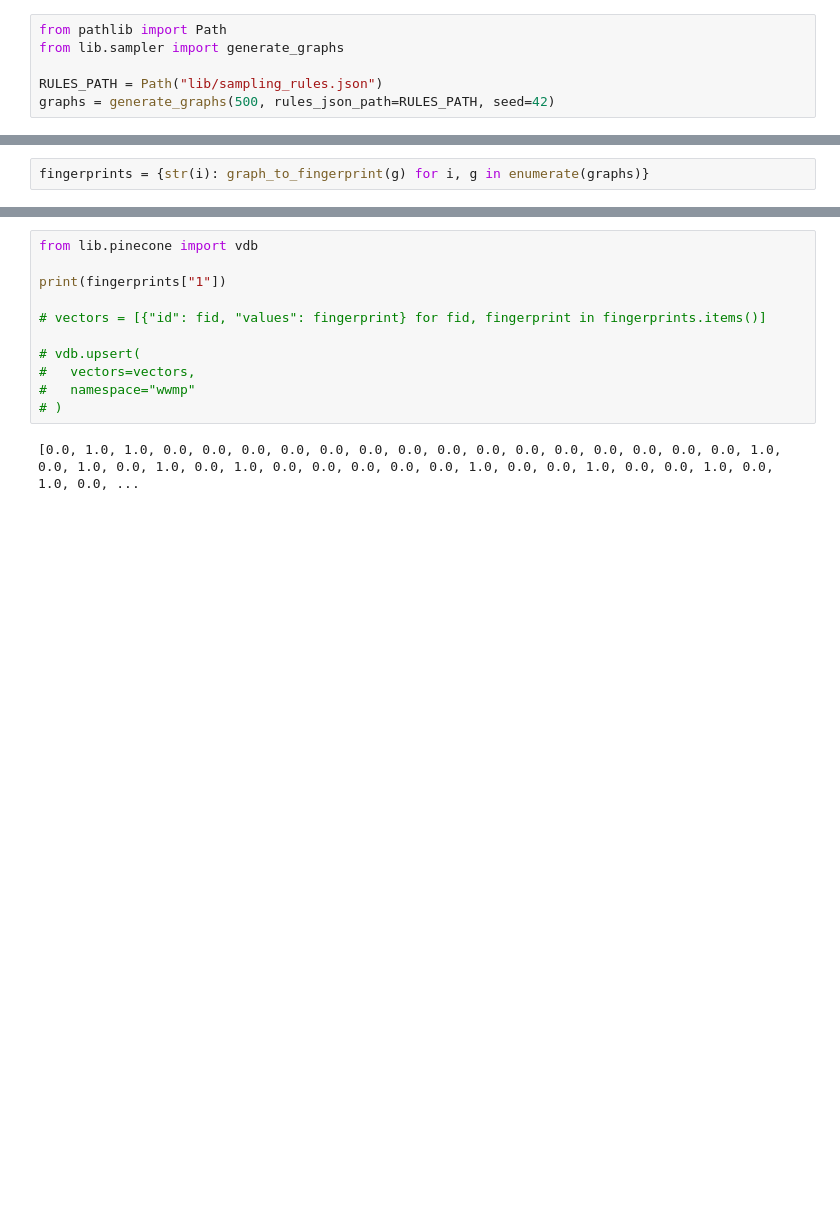
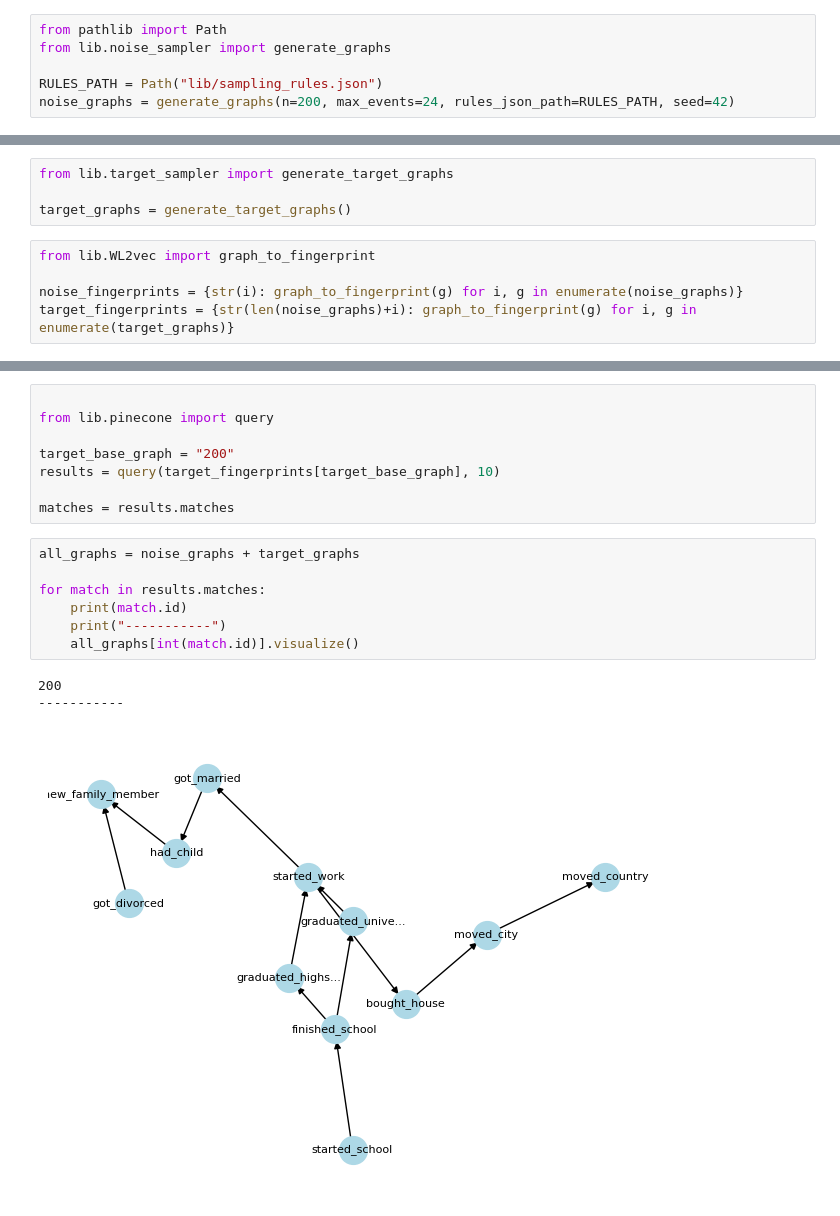
Before and after one commit to sutigit/dag-similarity-search, a Jupyter notebook: main.ipynb, the cells around one changed output, grey strips where cells are left out. Drawn from its saved outputs; the diff is of its cells as text; blank space fills up the shorter version.

Commit message:
refactor to target and noise graphs

```diff
--- a/main.ipynb
+++ b/main.ipynb
@@ -1,6 +1,6 @@
 # %%
 from pathlib import Path
-from lib.sampler import generate_graphs
+from lib.noise_sampler import generate_graphs
 
 RULES_PATH = Path("lib/sampling_rules.json")
-graphs = generate_graphs(500, rules_json_path=RULES_PATH, seed=42)
+noise_graphs = generate_graphs(n=200, max_events=24, rules_json_path=RULES_PATH, seed=42)
@@ -51,2 +7,9 @@ def graph_to_fingerprint(graph, D=1024):
+# %%
+from lib.target_sampler import generate_target_graphs
+
+target_graphs = generate_target_graphs()
 # %%
-fingerprints = {str(i): graph_to_fingerprint(g) for i, g in enumerate(graphs)}
+from lib.WL2vec import graph_to_fingerprint
+
+noise_fingerprints = {str(i): graph_to_fingerprint(g) for i, g in enumerate(noise_graphs)}
+target_fingerprints = {str(len(noise_graphs)+i): graph_to_fingerprint(g) for i, g in enumerate(target_graphs)}
@@ -53,13 +21,19 @@ fingerprints = {str(i): graph_to_fingerprint(g) for i, g in enumerate(graphs)}
 # %%
-from lib.pinecone import vdb
 
-print(fingerprints["1"])
+from lib.pinecone import query
 
-# vectors = [{"id": fid, "values": fingerprint} for fid, fingerprint in fingerprints.items()]
+target_base_graph = "200"
+results = query(target_fingerprints[target_base_graph], 10)
 
-# vdb.upsert(
-#   vectors=vectors,
-#   namespace="wwmp"
-# )
+matches = results.matches
-# %% [output]
-[0.0, 1.0, 1.0, 0.0, 0.0, 0.0, 0.0, 0.0, 0.0, 0.0, 0.0, 0.0, 0.0, 0.0, 0.0, 0.0, 0.0, 0.0, 1.0, 0.0, 1.0, 0.0, 1.0, 0.0, 1.0, 0.0, 0.0, 0.0, 0.0, 0.0, 1.0, 0.0, 0.0, 1.0, 0.0, 0.0, 1.0, 0.0, 1.0, 0.0, ...
+# %%
+all_graphs = noise_graphs + target_graphs
+
+for match in results.matches:
+    print(match.id)
+    print("-----------")
+    all_graphs[int(match.id)].visualize()
+# %% [output]
+200
+-----------
+[figure, added]
```
Also changed, not shown: parts of 3 cells of this notebook, 1 other file.
